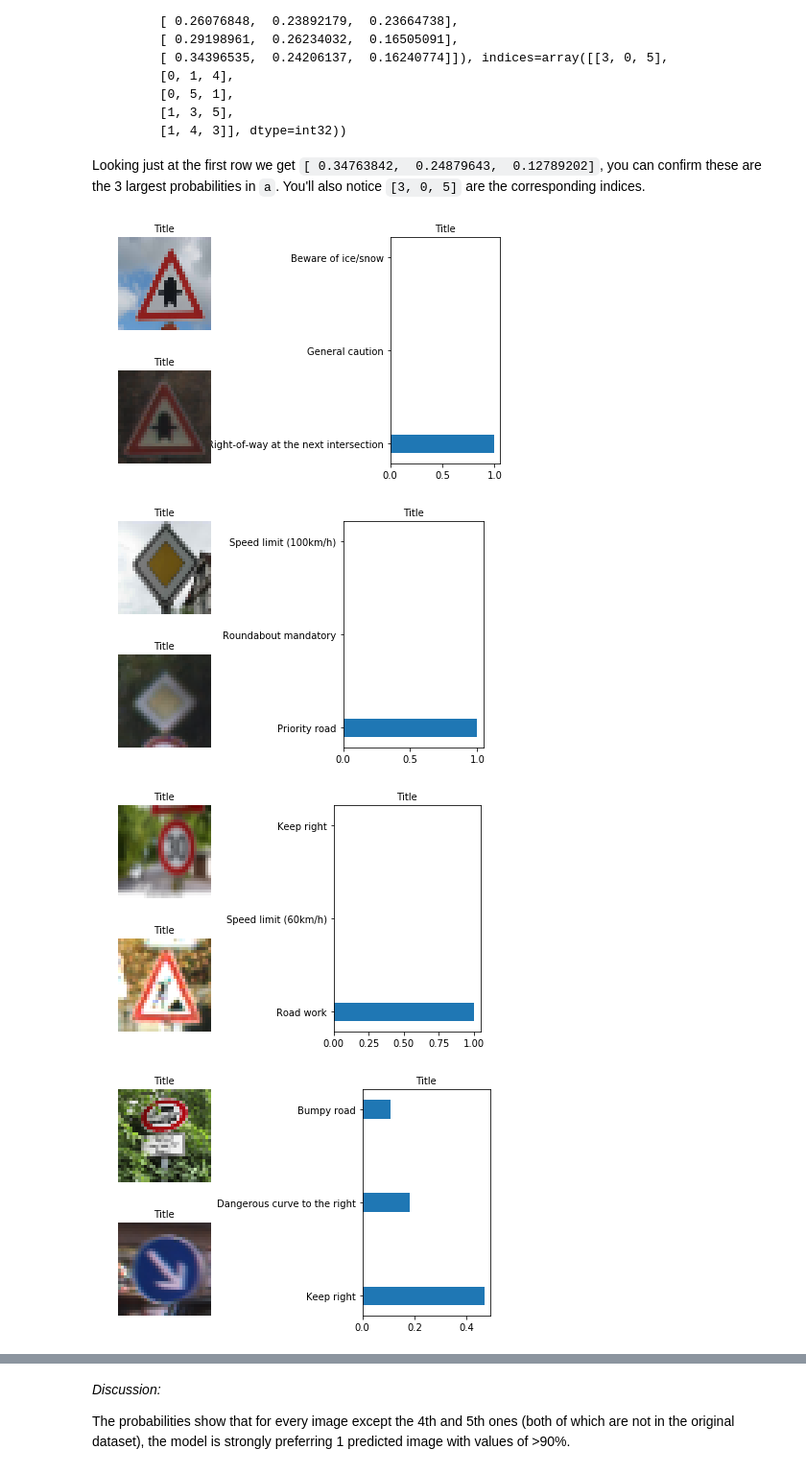
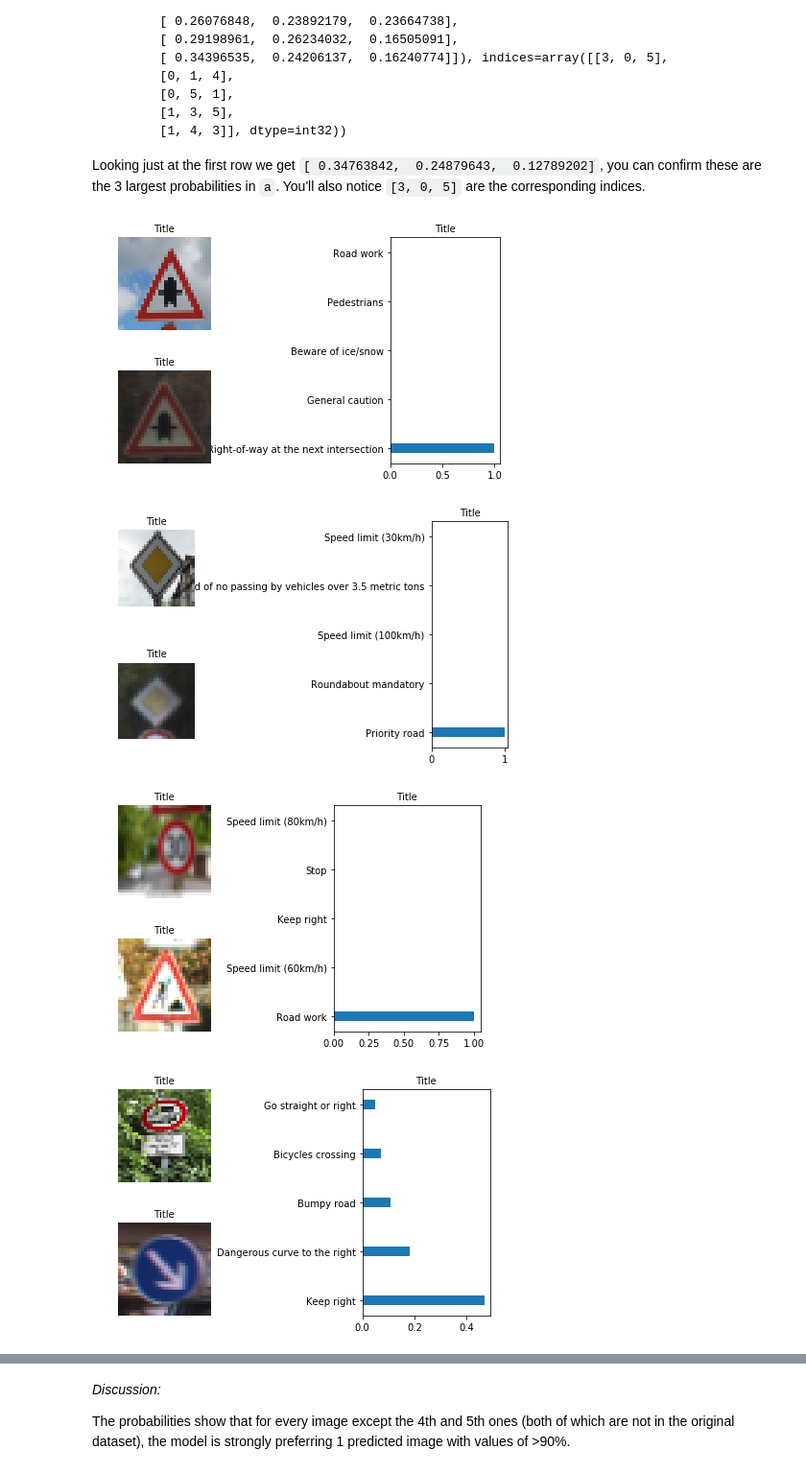
Before and after one commit to escolmebartlebooth/usdc-t1-p2-trafficsigns, a Jupyter notebook: Traffic_Sign_Classifier.ipynb, the cells around one changed output, grey strips where cells are left out. Shown at 96% size. Saved outputs shown, nothing was run; the diff lists cells and outputs as text; code cells hidden in the pictures.

```diff
--- a/Traffic_Sign_Classifier.ipynb
+++ b/Traffic_Sign_Classifier.ipynb
@@ -717,34 +719,34 @@ def evaluate_probs(X_data, y_data):
 # %%
 def nicely_print_probs(vals, idxs, img):
     # print a grid of 2 x 1 --> Img, BarChart of Probs, Comparison correct Image
     plt.figure()
     ax3 = plt.subplot2grid((2, 2), (0, 1), rowspan=2)
     ax4 = plt.subplot2grid((2, 2), (0, 0))
     ax4.axis('off')
     ax5 = plt.subplot2grid((2, 2), (1, 0))
     ax5.axis('off')
     ax4.imshow(img)
     ax5.imshow(find_match_in_train(X_test, y_test, idxs[0][0]))
     x_pos = [i for i, _ in enumerate(vals[0])]
-    ax3.barh(x_pos,vals[0],height=0.2,tick_label=[signnames[idxs[0][0]][1],signnames[idxs[0][1]][1],signnames[idxs[0][2]][1]])
+    ax3.barh(x_pos,vals[0],height=0.2,tick_label=[signnames[idxs[0][0]][1],signnames[idxs[0][1]][1],signnames[idxs[0][2]][1],signnames[idxs[0][3]][1],signnames[idxs[0][4]][1]])
     ax3.set_title('Title', fontsize=10)
     ax4.set_title('Title', fontsize=10)
     ax5.set_title('Title', fontsize=10)
     plt.tight_layout()
 
 
 for i in range(len(new_images)):
     with tf.Session() as sess:
         saver.restore(sess, tf.train.latest_checkpoint('.'))
         n_img_equal = skimage.exposure.equalize_hist(skimage.color.rgb2grey(img_normalise(processed_img[i])))
         n_img_equal = n_img_equal.reshape(n_img_equal.shape + (1,))
         prob_array = evaluate_probs(n_img_equal, y_valid[0])
-        values, indices = tf.nn.top_k(prob_array,3)
+        values, indices = tf.nn.top_k(prob_array,5)
         vals = sess.run(values)
         idxs = sess.run(indices)
         nicely_print_probs(vals, idxs, processed_img[i])
 # %% [output]
-[figure, old version]
+[figure, new version]
-[figure, old version]
+[figure, new version]
-[figure, old version]
+[figure, new version]
-[figure, old version]
+[figure, new version]
```
Also changed, not shown: parts of 4 cells of this notebook, 1 other file.
